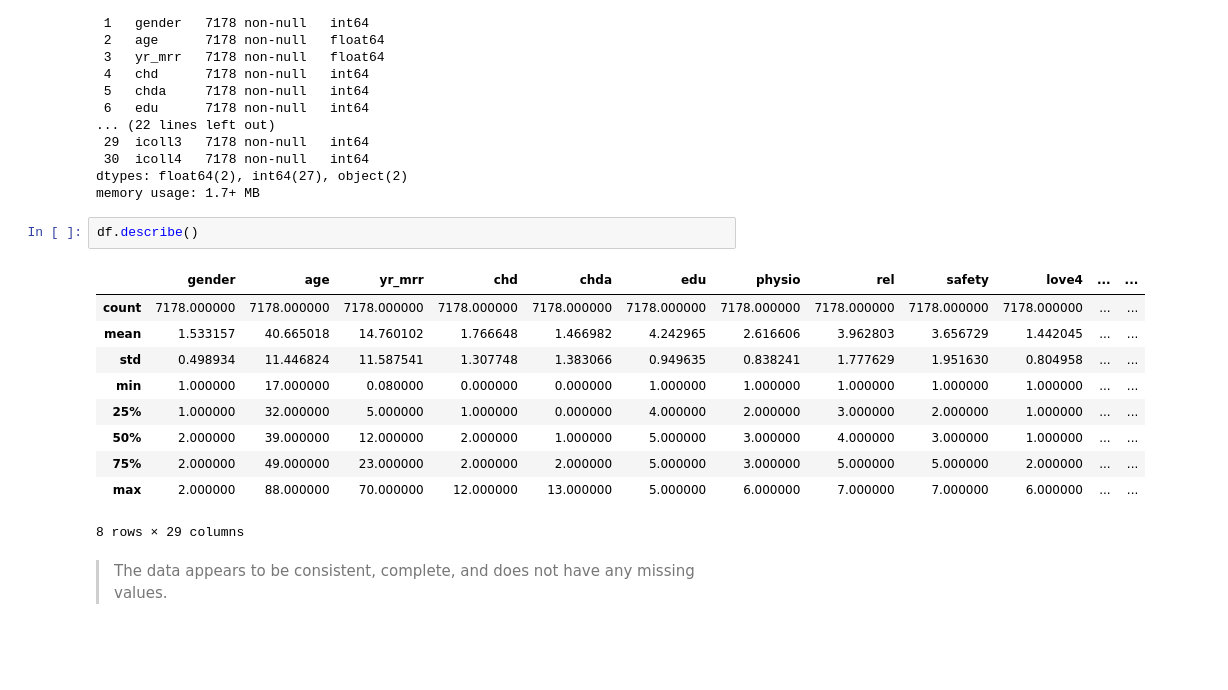
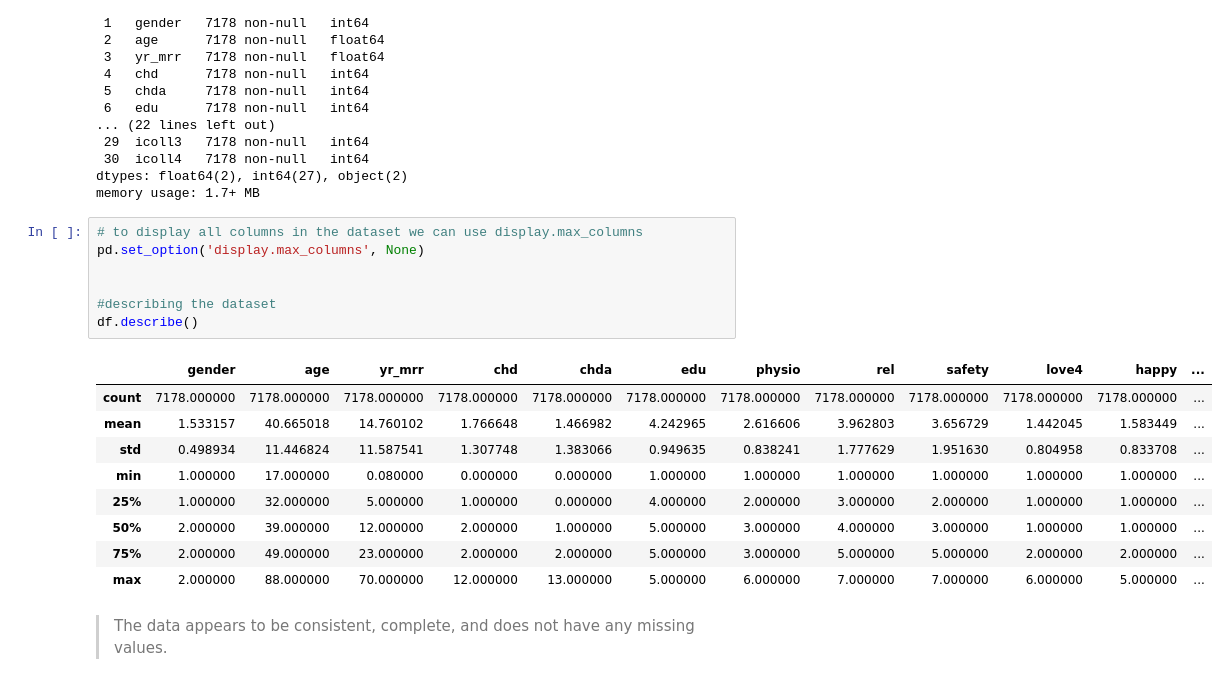
Before and after one commit to aminshannan121/Data_Mining_Project, a Jupyter notebook: Project.ipynb, the cells around one changed output. Saved outputs shown, nothing was run; the diff lists cells and outputs as text; blank space fills up the shorter version.

Commit message:
small edits
For the describe() function I made it to display it for all columns

```diff
--- a/Project.ipynb
+++ b/Project.ipynb
@@ -122,18 +144,22 @@ Data columns (total 31 columns):
 dtypes: float64(2), int64(27), object(2)
 memory usage: 1.7+ MB
 # %%
+# to display all columns in the dataset we can use display.max_columns
+pd.set_option('display.max_columns', None)
+
+
+#describing the dataset
 df.describe()
 # %% [output]
-|  | gender | age | yr_mrr | chd | chda | edu | physio | rel | safety | love4 | ... | ... |
-| count | 7178.000000 | 7178.000000 | 7178.000000 | 7178.000000 | 7178.000000 | 7178.000000 | 7178.000000 | 7178.000000 | 7178.000000 | 7178.000000 | ... | ... |
-| mean | 1.533157 | 40.665018 | 14.760102 | 1.766648 | 1.466982 | 4.242965 | 2.616606 | 3.962803 | 3.656729 | 1.442045 | ... | ... |
-| std | 0.498934 | 11.446824 | 11.587541 | 1.307748 | 1.383066 | 0.949635 | 0.838241 | 1.777629 | 1.951630 | 0.804958 | ... | ... |
-| min | 1.000000 | 17.000000 | 0.080000 | 0.000000 | 0.000000 | 1.000000 | 1.000000 | 1.000000 | 1.000000 | 1.000000 | ... | ... |
-| 25% | 1.000000 | 32.000000 | 5.000000 | 1.000000 | 0.000000 | 4.000000 | 2.000000 | 3.000000 | 2.000000 | 1.000000 | ... | ... |
-| 50% | 2.000000 | 39.000000 | 12.000000 | 2.000000 | 1.000000 | 5.000000 | 3.000000 | 4.000000 | 3.000000 | 1.000000 | ... | ... |
-| 75% | 2.000000 | 49.000000 | 23.000000 | 2.000000 | 2.000000 | 5.000000 | 3.000000 | 5.000000 | 5.000000 | 2.000000 | ... | ... |
-| max | 2.000000 | 88.000000 | 70.000000 | 12.000000 | 13.000000 | 5.000000 | 6.000000 | 7.000000 | 7.000000 | 6.000000 | ... | ... |
+|  | gender | age | yr_mrr | chd | chda | edu | physio | rel | safety | love4 | happy | ... |
+| count | 7178.000000 | 7178.000000 | 7178.000000 | 7178.000000 | 7178.000000 | 7178.000000 | 7178.000000 | 7178.000000 | 7178.000000 | 7178.000000 | 7178.000000 | ... |
+| mean | 1.533157 | 40.665018 | 14.760102 | 1.766648 | 1.466982 | 4.242965 | 2.616606 | 3.962803 | 3.656729 | 1.442045 | 1.583449 | ... |
+| std | 0.498934 | 11.446824 | 11.587541 | 1.307748 | 1.383066 | 0.949635 | 0.838241 | 1.777629 | 1.951630 | 0.804958 | 0.833708 | ... |
+| min | 1.000000 | 17.000000 | 0.080000 | 0.000000 | 0.000000 | 1.000000 | 1.000000 | 1.000000 | 1.000000 | 1.000000 | 1.000000 | ... |
+| 25% | 1.000000 | 32.000000 | 5.000000 | 1.000000 | 0.000000 | 4.000000 | 2.000000 | 3.000000 | 2.000000 | 1.000000 | 1.000000 | ... |
+| 50% | 2.000000 | 39.000000 | 12.000000 | 2.000000 | 1.000000 | 5.000000 | 3.000000 | 4.000000 | 3.000000 | 1.000000 | 1.000000 | ... |
+| 75% | 2.000000 | 49.000000 | 23.000000 | 2.000000 | 2.000000 | 5.000000 | 3.000000 | 5.000000 | 5.000000 | 2.000000 | 2.000000 | ... |
+| max | 2.000000 | 88.000000 | 70.000000 | 12.000000 | 13.000000 | 5.000000 | 6.000000 | 7.000000 | 7.000000 | 6.000000 | 5.000000 | ... |
-8 rows × 29 columns
 # %% [markdown]
 > The data appears to be consistent, complete, and does not have any missing values.
 # %% [markdown]
```
Also changed, not shown: parts of 20 cells of this notebook.
